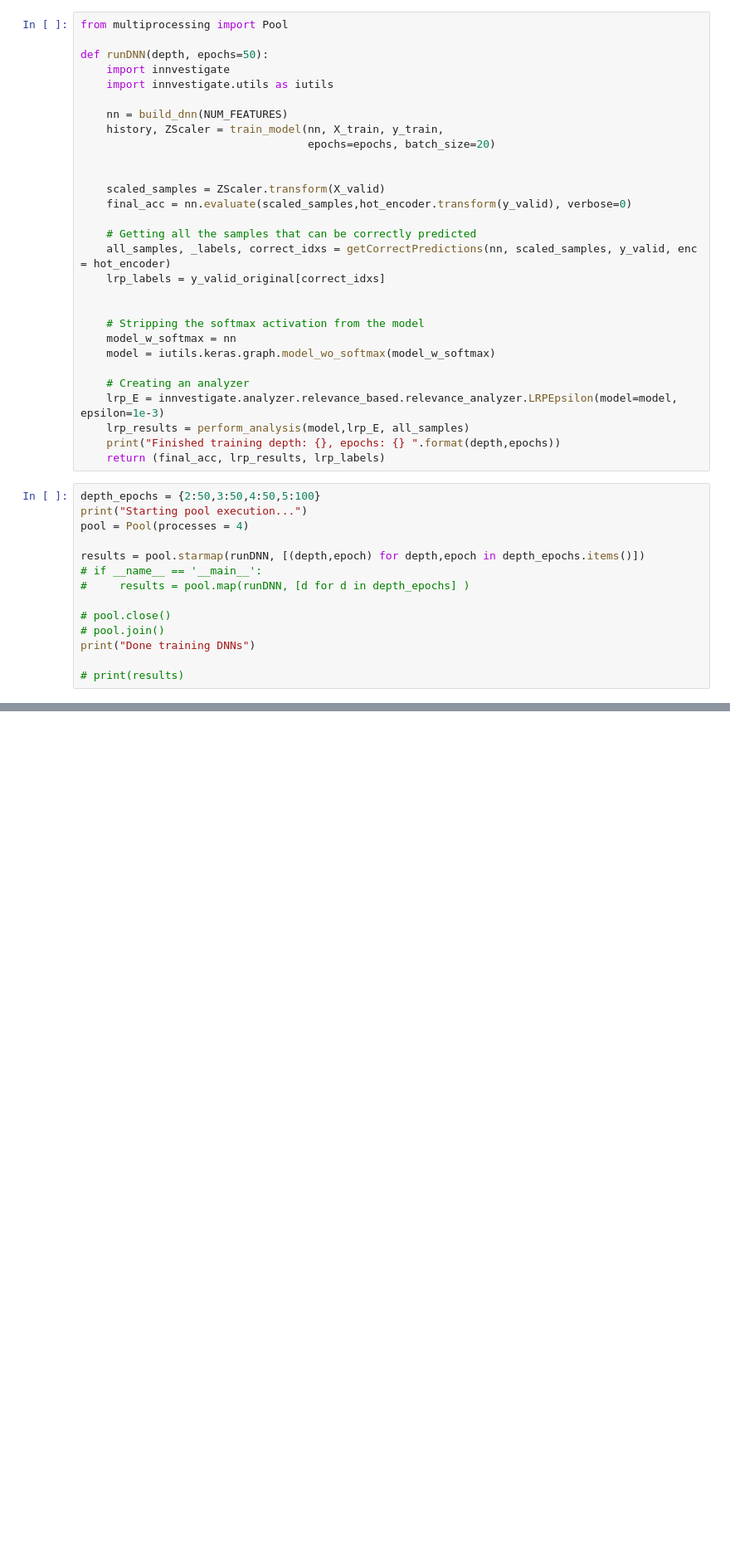
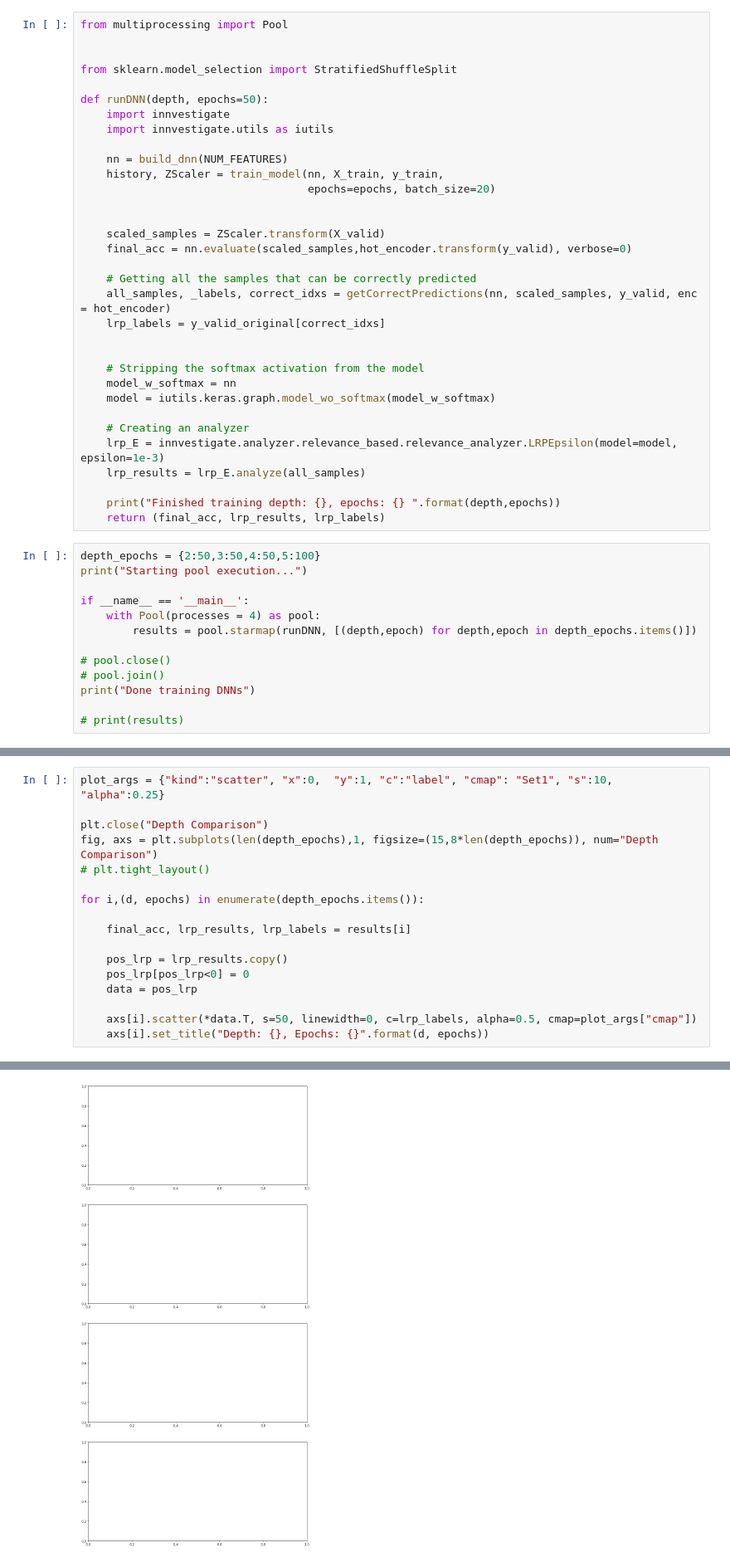
Before and after one commit to ahsanMah/interpretDL, a Jupyter notebook: parallelizedComparison.ipynb, the cells around one changed output, grey strips where cells are left out. Shown at 83% size. Saved outputs shown, nothing was run; the diff lists cells and outputs as text; blank space fills up the shorter version.

Commit message:
Parallel pool workers now running

```diff
--- a/parallelizedComparison.ipynb
+++ b/parallelizedComparison.ipynb
@@ -137,5 +154,8 @@ def train_model(model, X, y, epochs=30, batch_size=20, verbose=0):
 # %%
 from multiprocessing import Pool
+
+
+from sklearn.model_selection import StratifiedShuffleSplit
 
 def runDNN(depth, epochs=50):
     import innvestigate
@@ -160,17 +180,17 @@ def runDNN(depth, epochs=50):
 
     # Creating an analyzer
     lrp_E = innvestigate.analyzer.relevance_based.relevance_analyzer.LRPEpsilon(model=model, epsilon=1e-3)
-    lrp_results = perform_analysis(model,lrp_E, all_samples)
+    lrp_results = lrp_E.analyze(all_samples)
+
     print("Finished training depth: {}, epochs: {} ".format(depth,epochs))
     return (final_acc, lrp_results, lrp_labels)
 # %%
 depth_epochs = {2:50,3:50,4:50,5:100}
 print("Starting pool execution...")
-pool = Pool(processes = 4)
 
-results = pool.starmap(runDNN, [(depth,epoch) for depth,epoch in depth_epochs.items()])
-# if __name__ == '__main__':
-#     results = pool.map(runDNN, [d for d in depth_epochs] )
+if __name__ == '__main__':
+    with Pool(processes = 4) as pool:
+        results = pool.starmap(runDNN, [(depth,epoch) for depth,epoch in depth_epochs.items()])
 
 # pool.close()
 # pool.join()
@@ -186,0 +223,18 @@ NameError: name 'keras' is not defined
+# %%
+plot_args = {"kind":"scatter", "x":0,  "y":1, "c":"label", "cmap": "Set1", "s":10, "alpha":0.25}
+
+plt.close("Depth Comparison")
+fig, axs = plt.subplots(len(depth_epochs),1, figsize=(15,8*len(depth_epochs)), num="Depth Comparison")
+# plt.tight_layout()
+
+for i,(d, epochs) in enumerate(depth_epochs.items()):
+
+    final_acc, lrp_results, lrp_labels = results[i]
+
+    pos_lrp = lrp_results.copy()
+    pos_lrp[pos_lrp<0] = 0
+    data = pos_lrp
+
+    axs[i].scatter(*data.T, s=50, linewidth=0, c=lrp_labels, alpha=0.5, cmap=plot_args["cmap"])
+    axs[i].set_title("Depth: {}, Epochs: {}".format(d, epochs))
+# %% [output]
@@ -186,0 +242 @@ NameError: name 'keras' is not defined
+[figure, added]
```
Also changed, not shown: parts of 6 cells of this notebook.
